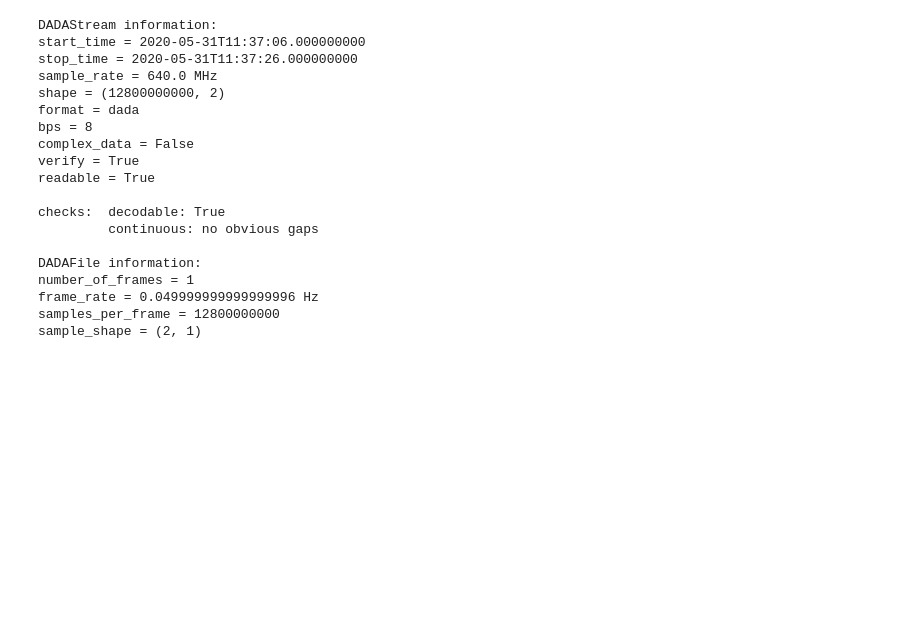
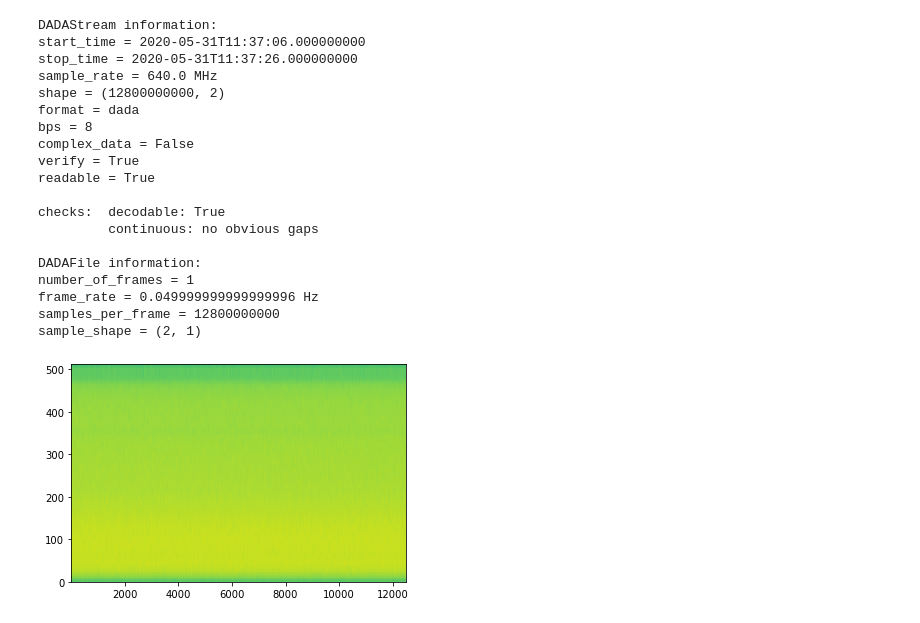
Before and after one commit to KazAndr/test_modules, a Jupyter notebook: baseband/testingarea.ipynb, the cells around one changed output. Cells and saved outputs as stored; diff of their text form; code cells hidden in the pictures; blank space fills up the shorter version.

Commit message:
Update testingarea.ipynb
Plotting of dispersing images was added

```diff
--- a/baseband/testingarea.ipynb
+++ b/baseband/testingarea.ipynb
@@ -14,4 +14,2 @@ fh.close()
 # %%
 test_dada_file = r'H:\com_dir_ub\test.dada'
-# %%
-fh = baseband.open(test_dada_file)
@@ -42,5 +16,5 @@ fh.close()
 # %%
-with baseband.open(test_dada_file) as fh:
+with dada.open(test_dada_file) as fh:
     print(fh.info)
 # %% [output]
 DADAStream information:
@@ -62,3 +36,22 @@ number_of_frames = 1
 frame_rate = 0.049999999999999996 Hz
 samples_per_frame = 12800000000
 sample_shape = (2, 1)
+# %%
+with dada.open(test_dada_file, 'rb') as fh:
+    #header_file = fh.read_header()
+    frame = fh.read_frame()
+# %%
+part = get_part_payload(frame, 12800000, 25600000)
+# %%
+plt.close()
+NFFT = 128  # the length of the windowing segments
+Fs = 1024  # the sampling frequency
+Pxx, freqs, bins, im = plt.specgram(part, NFFT=NFFT, Fs=Fs, noverlap=NFFT - 10)
+# The `specgram` method returns 4 objects. They are:
+# - Pxx: the periodogram
+# - freqs: the frequency vector
+# - bins: the centers of the time bins
+# - im: the .image.AxesImage instance representing the data in the plot
+plt.show()
+# %% [output]
+[figure, added]
```
Also changed, not shown: parts of 13 cells of this notebook.
